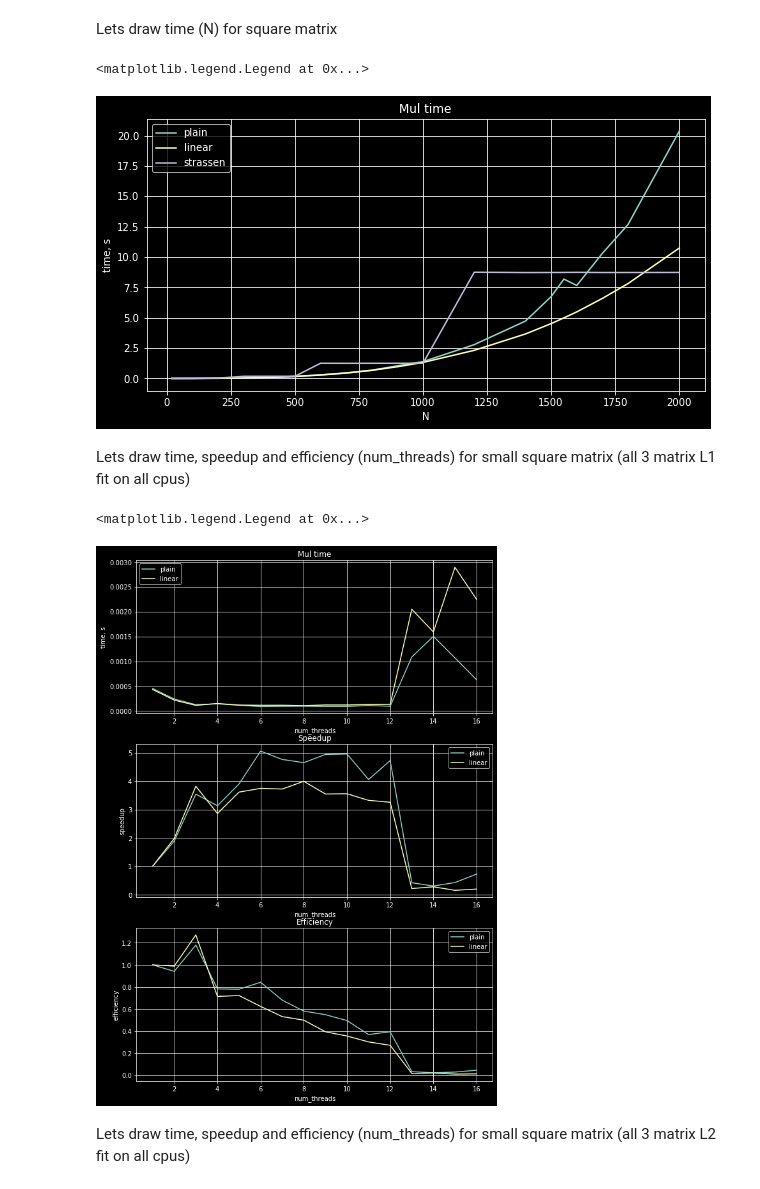
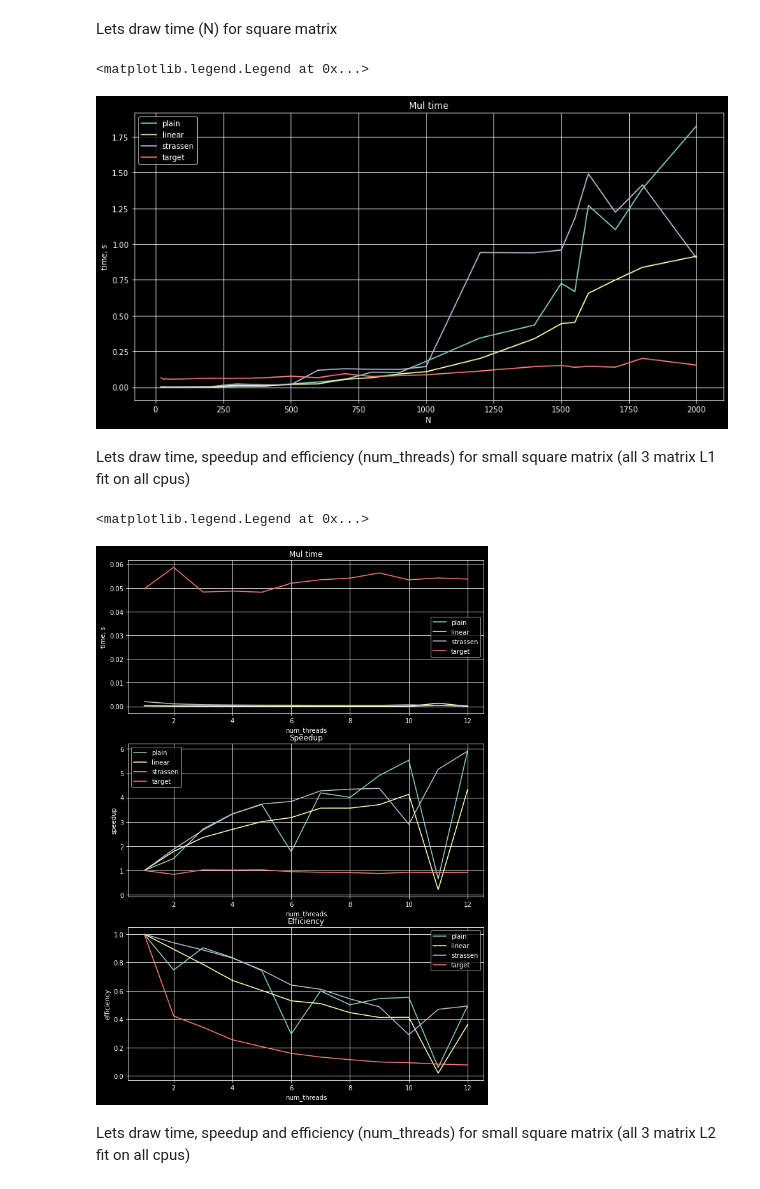
Before and after one commit to ErrrOrrr503/ComputeMath, a Jupyter notebook: linear/tester.ipynb, the cells around one changed output. Saved outputs shown, nothing was run; the diff lists cells and outputs as text; code cells hidden in the pictures.

Commit message:
OpenMP target added, tested for nvptx (needs clang rebuild)

```diff
--- a/linear/tester.ipynb
+++ b/linear/tester.ipynb
@@ -11,41 +11,42 @@ from tqdm import tqdm
 # %% [markdown]
 Lets draw time (N) for square matrix
 # %%
-num_algos = 3
-num_threads = 16
+num_algos = 4
+num_threads = 12
 algos = []
 algos.append ("plain")
 algos.append ("linear")
 algos.append ("strassen")
+algos.append ("target")
 
 Ns = np.array ((20, 30, 40, 50, 100, 200, 300, 400, 500, 600, 700, 800, 900, 1000, 1200, 1400, 1500, 1550, 1600, 1700, 1800, 2000))
 num_points = Ns.shape[0]
 times = np.zeros ((num_algos, num_points))
 
 for i in range(0, num_points):
     result = subprocess.run (["./matmul_test", "{0}".format (Ns[i]), "{0}".format (Ns[i]), "{0}".format (num_threads)], capture_output=True, text=True)
     res_split = result.stdout.split ()
     for j in range (0, num_algos):
         times[j][i] = np.double(res_split[j])
 
 plt.figure(figsize=(14, 7))
 #plt.yscale('log')
 #plt.xscale('log')
 plt.grid ()
 plt.title ("Mul time")
 plt.xlabel ("N")
 plt.ylabel ("time, s")
 for i in range(0, num_algos):
     plt.plot (Ns, times[i], 'C{0}'.format (i), label = algos[i])
 plt.legend ()
 # %% [output]
 <matplotlib.legend.Legend at 0x...>
-[figure, old version]
+[figure, new version]
 # %% [markdown]
 Lets draw time, speedup and efficiency (num_threads) for small square matrix (all 3 matrix L1 fit on all cpus)
 # %%
 N = 70
-N_THR = 16
+N_THR = 12
 num_threads = np.arange (1, N_THR + 1, 1)
 times = np.zeros ((num_algos, num_threads.shape[0]))
 
@@ -85,7 +86,7 @@ for i in range(0, num_algos):
 plt.legend ()
 # %% [output]
 <matplotlib.legend.Legend at 0x...>
-[figure, old version]
+[figure, new version]
 # %% [markdown]
 Lets draw time, speedup and efficiency (num_threads) for small square matrix (all 3 matrix L2 fit on all cpus)
 # %%
```
Also changed, not shown: parts of 4 cells of this notebook, 5 other files.
